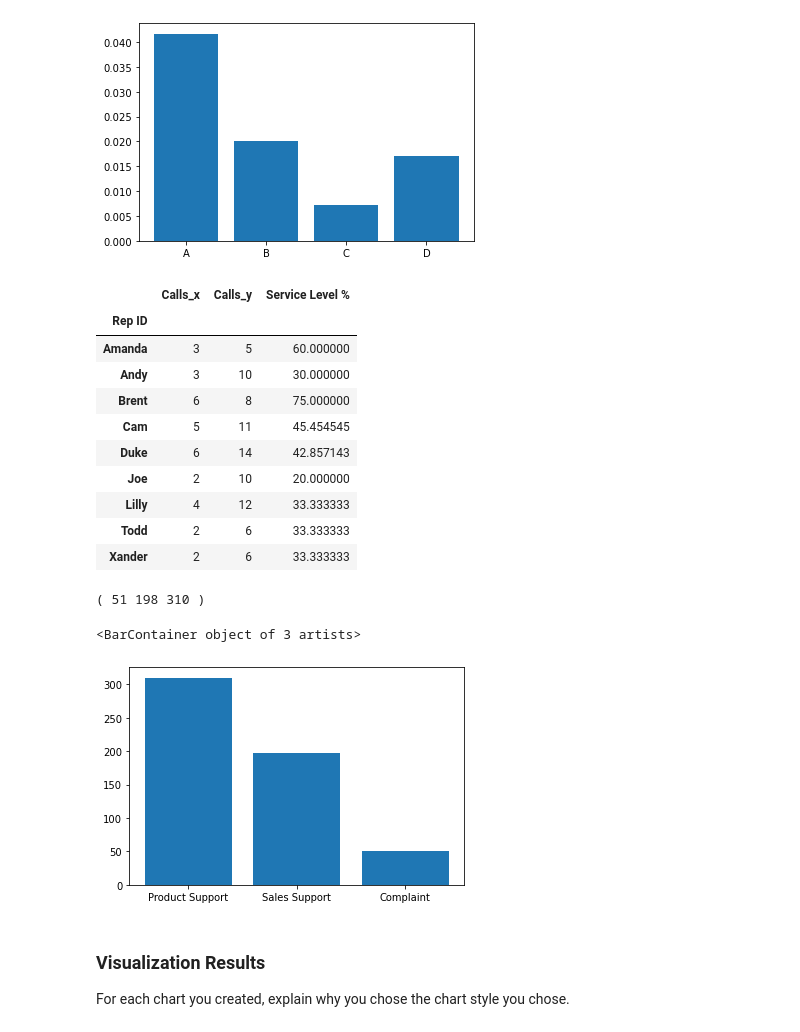
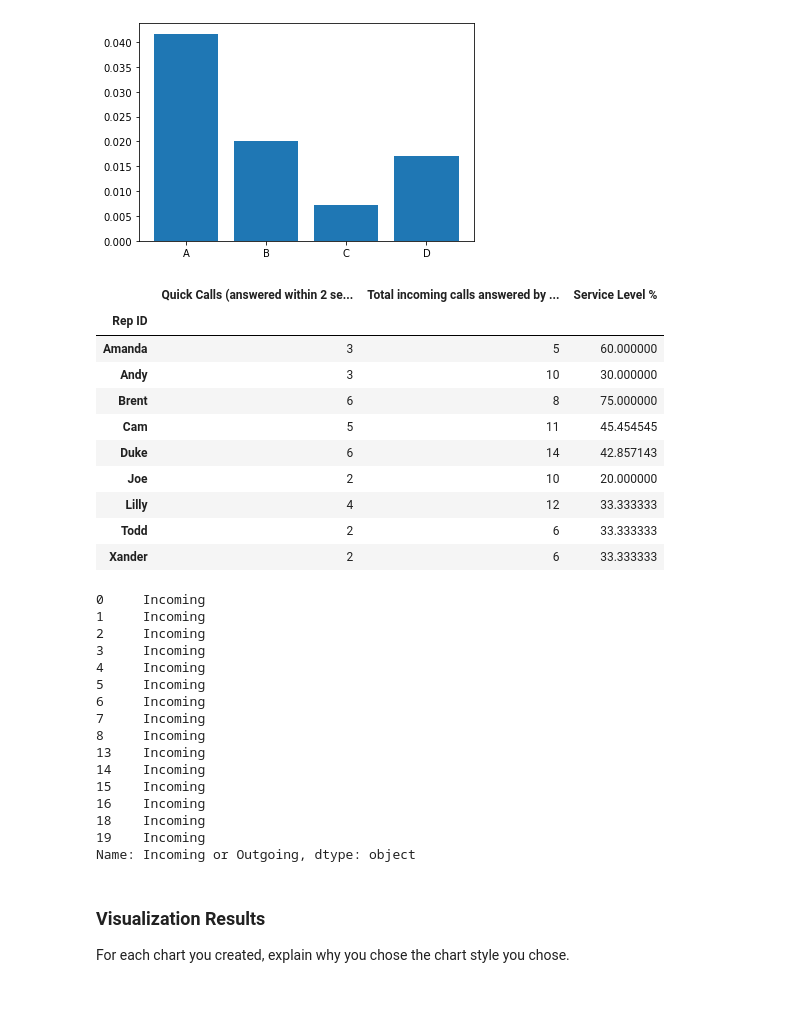
Before and after one commit to RohiniBhingardive/call-center-cleanup-assignment, a Jupyter notebook: Call Center Cleanup.ipynb, the cells around one changed output. Saved outputs shown, nothing was run; the diff lists cells and outputs as text; code cells hidden in the pictures; blank space fills up the shorter version.

```diff
--- a/Call Center Cleanup.ipynb
+++ b/Call Center Cleanup.ipynb
@@ -365,31 +365,31 @@ plt.bar(*zip(*abandonment_rates.items()))
 # %%
 # Create visualization 2 here
 # north_plt contains the data you need for the average speed of answer of each rep
 
 north_plt = north_df.groupby("Rep ID")["Incoming Wait Time"].mean().to_frame().reset_index()
 
 # Finding each Rep's Personal Service Level Percentage.  Basically, Calls within 2 secs / total calls
 
 # Table 1: Total Incoming calls less than 2 seconds grouped by Rep
 quick_calls = north_df[north_df["Incoming Wait Time"] <= 2.0]
 quick_reps = quick_calls[["Rep ID", "Calls"]]
 quick_stats = quick_reps.groupby(["Rep ID"]).sum()  # Final Table
 
 
 # Table 2: Total Incoming Calls Only grouped by Rep
 total_calls_in = north_df[north_df["Incoming or Outgoing"] == "Incoming"]
 rep_calls = total_calls_in[["Rep ID", "Calls"]]
 total_stats = rep_calls.groupby(["Rep ID"]).sum() # Final Table
 
 #  Table 3: Service Level Percentage created via merge
 service_level = pd.merge(quick_stats, total_stats, on="Rep ID")
 
 # Create Percentage Column in Table 3
 service_level["Service Level %"] = service_level["Calls_x"]/service_level["Calls_y"] * 100
-
+service_level=service_level.rename(columns={"Calls_x": "Quick Calls (answered within 2 secs.)", "Calls_y": "Total incoming calls answered by the Rep"})
 service_level
 # %% [output]
-|  | Calls_x | Calls_y | Service Level % |
+|  | Quick Calls (answered within 2 se... | Total incoming calls answered by ... | Service Level % |
 | Rep ID |  |  |  |
 | Amanda | 3 | 5 | 60.000000 |
 | Andy | 3 | 10 | 30.000000 |
@@ -410,12 +410,32 @@ complaints = purpose_counts["Complaint"] #.to_dict()
 sales_support = purpose_counts["Sales Support"]#.to_dict()
 product_support = purpose_counts["Product Support"]#.to_dict()
 
+purpose_counts
+
+grouped_purpose = north_df.groupby(["Call Purpose"]).agg('Incoming or Outgoing')
+#grouped_purpose.columns = ['Incoming', 'Outgoing']
+#grouped_purpose = grouped_purpose.reset_index()
+grouped_purpose.head()
+
 #print('(', complaints, sales_support, product_support, ')')
-plt.bar(*zip(*purpose_counts.items()))
+#plt.bar(*zip(*purpose_counts.items()))
 # %% [output]
-( 51 198 310 )
+0     Incoming
+1     Incoming
+2     Incoming
+3     Incoming
+4     Incoming
+5     Incoming
+6     Incoming
+7     Incoming
+8     Incoming
+13    Incoming
+14    Incoming
+15    Incoming
+16    Incoming
+18    Incoming
+19    Incoming
+Name: Incoming or Outgoing, dtype: object
-<BarContainer object of 3 artists>
-[figure, removed]
 # %% [markdown]
 ### Visualization Results
 
```
